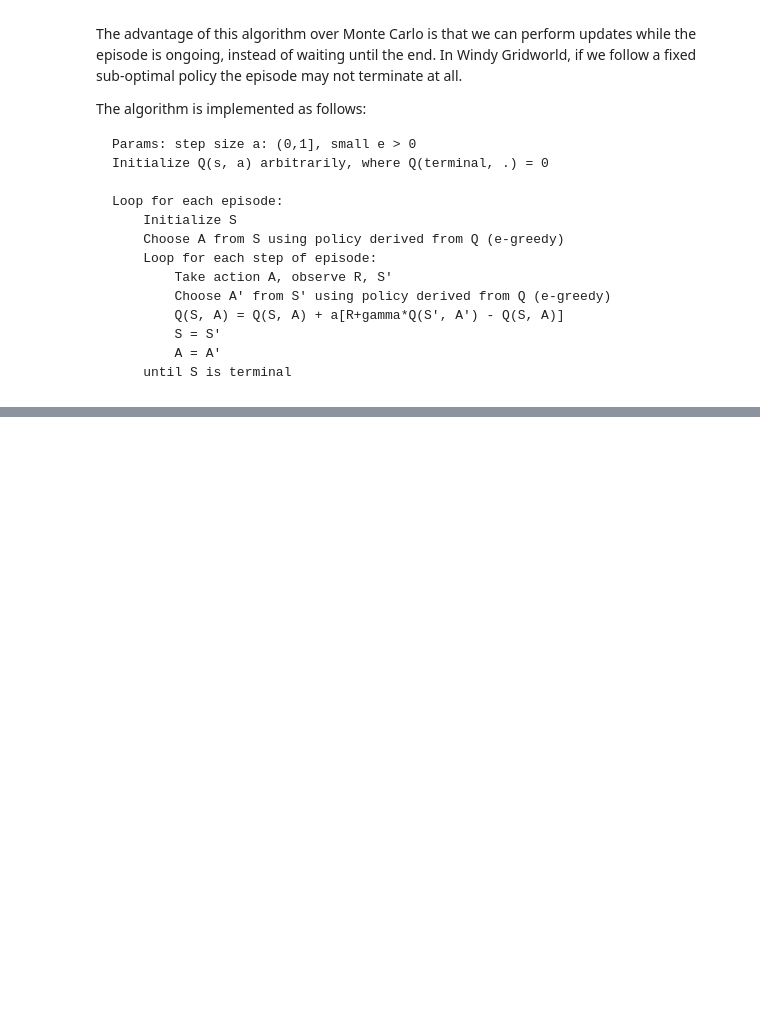
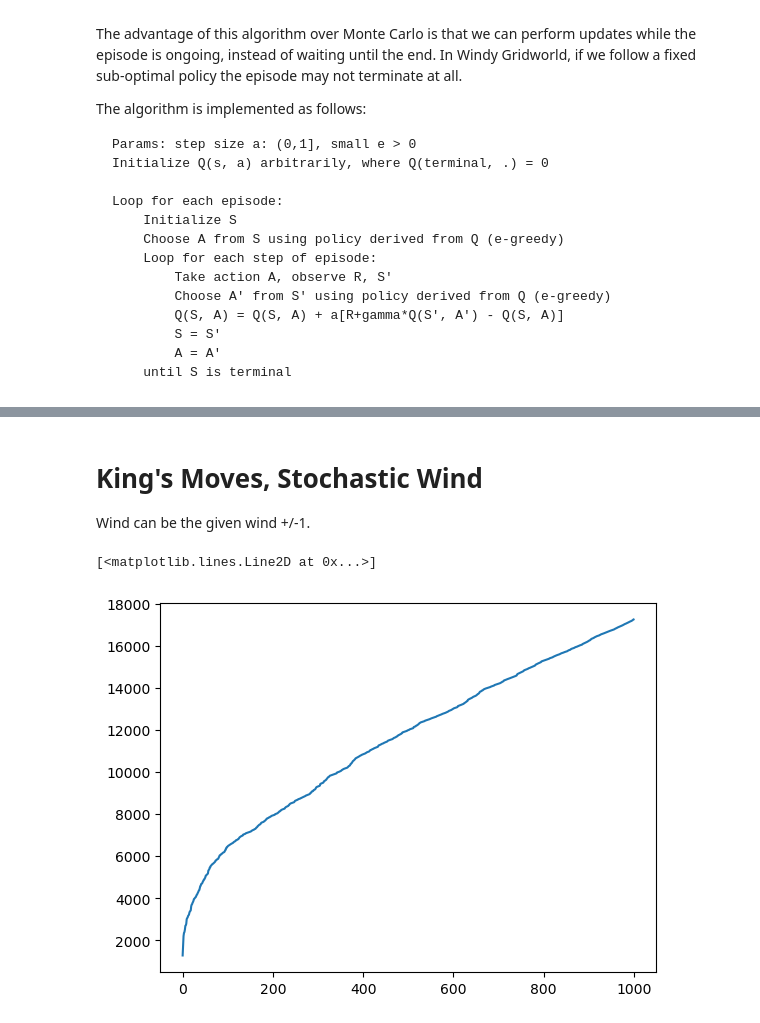
Before and after one commit to shantanu/windy-gridworld, a Jupyter notebook: windy-gridworld.ipynb, the cells around one changed output, grey strips where cells are left out. Cells and saved outputs as stored; diff of their text form; code cells hidden in the pictures; blank space fills up the shorter version.

```diff
--- a/windy-gridworld.ipynb
+++ b/windy-gridworld.ipynb
@@ -358,0 +373,22 @@ fig = visualize_gridworld(values2, policy2)
+# %% [markdown]
+# King's Moves, Stochastic Wind
+
+Wind can be the given wind +/-1.
+# %%
+grid3 = Grid(windType=WindType.STOCHASTIC)
+env3 = Environment(grid3)
+agent3 = SarsaAgent(env3, 9)
+# %%
+logger.setLevel("ERROR")
+
+timesteps3 = []
+while len(timesteps3) < 1000:
+    env3.reset()
+    time, ep = agent3.run_episode()
+    timesteps3.append(time)
+# %%
+import matplotlib.pyplot as plt
+plt.plot(timesteps3)
+# %% [output]
+[<matplotlib.lines.Line2D at 0x...>]
+[figure, added]
```
Also changed, not shown: parts of 14 cells of this notebook.
